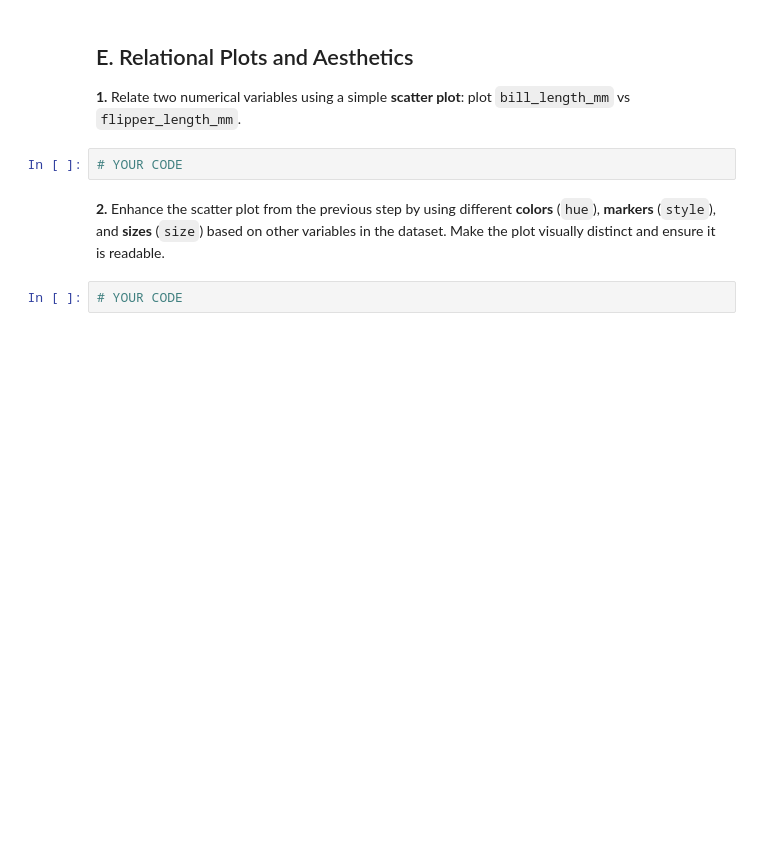
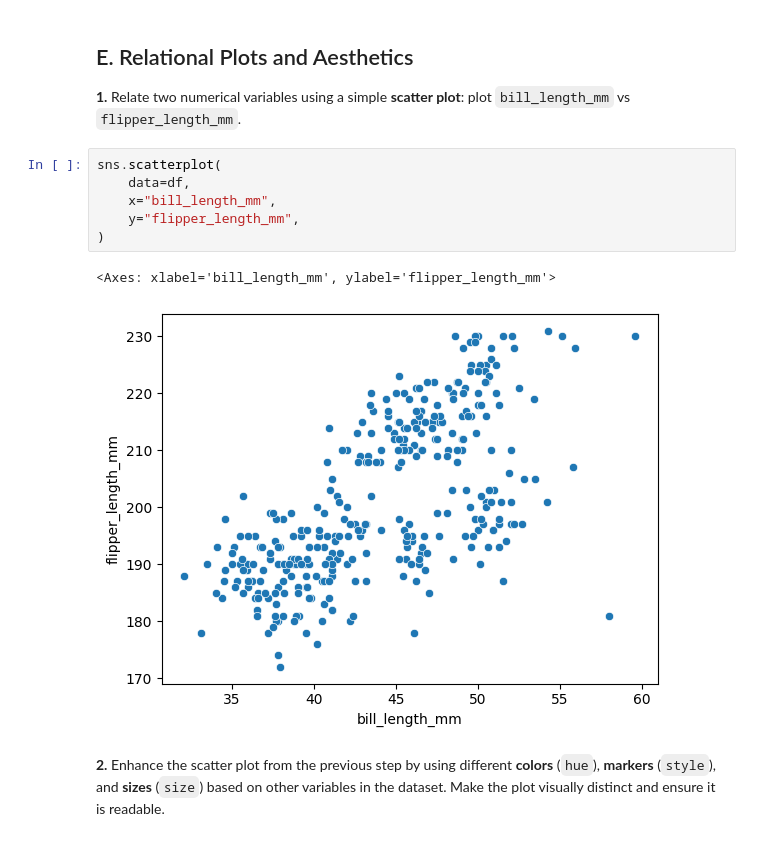
Before and after one commit to Sulaiman-F/AAI-bootcamp, a Jupyter notebook: student/C2/M3/m3-2_exercise.ipynb, the cells around one changed output. Saved outputs shown, nothing was run; the diff lists cells and outputs as text; blank space fills up the shorter version.

```diff
--- a/student/C2/M3/m3-2_exercise.ipynb
+++ b/student/C2/M3/m3-2_exercise.ipynb
@@ -167,9 +167,14 @@ sns.countplot(
 ## E. Relational Plots and Aesthetics
 
 **1.** Relate two numerical variables using a simple **scatter plot**: plot `bill_length_mm` vs `flipper_length_mm`.
-# %%
-# YOUR CODE
+# %%
+sns.scatterplot(
+    data=df,
+    x="bill_length_mm",
+    y="flipper_length_mm",
+)
+# %% [output]
+<Axes: xlabel='bill_length_mm', ylabel='flipper_length_mm'>
+[figure, added]
 # %% [markdown]
 **2.** Enhance the scatter plot from the previous step by using different **colors** (`hue`), **markers** (`style`), and **sizes** (`size`) based on other variables in the dataset. Make the plot visually distinct and ensure it is readable.
-# %%
-# YOUR CODE
```
Also changed, not shown: parts of 1 cell of this notebook.
